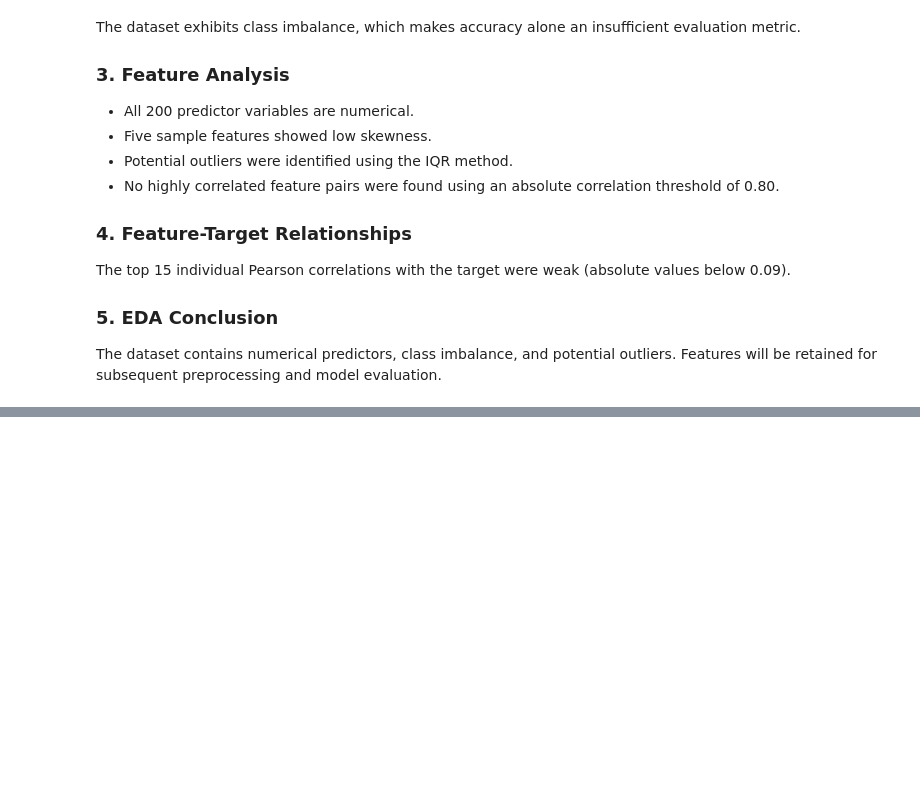
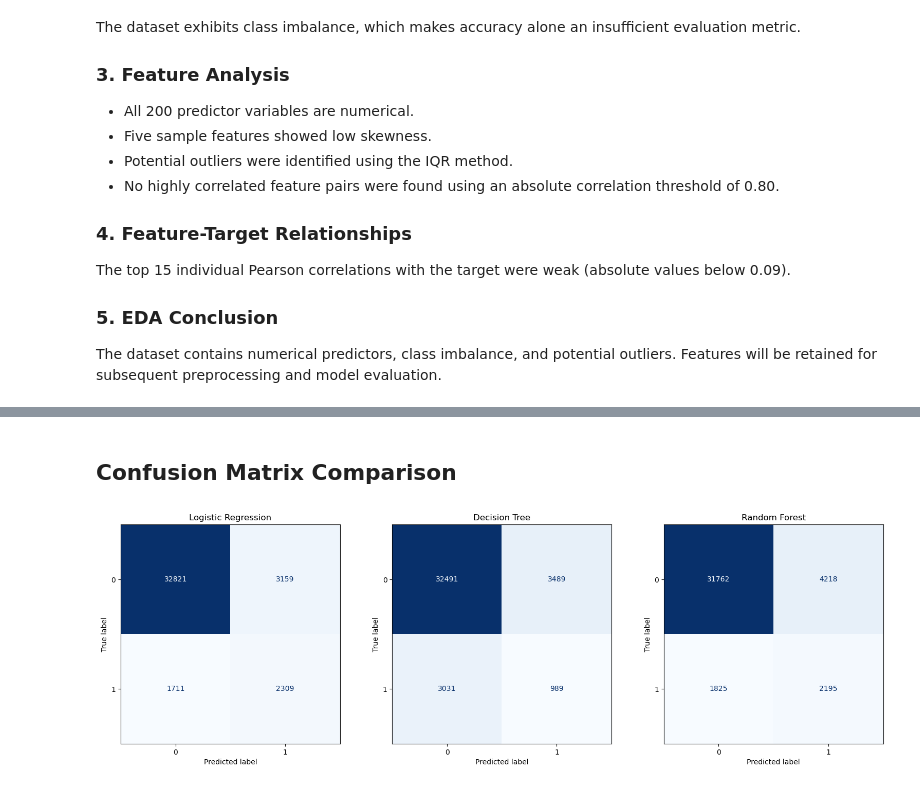
Before and after one commit to chiranjeevi-chapparad/customer-transaction-prediction, a Jupyter notebook: notebooks/customer_transaction_prediction.ipynb, the cells around one changed output, grey strips where cells are left out. Cells and saved outputs as stored; diff of their text form; code cells hidden in the pictures; blank space fills up the shorter version.

```diff
--- a/notebooks/customer_transaction_prediction.ipynb
+++ b/notebooks/customer_transaction_prediction.ipynb
@@ -421,0 +424,11 @@ model evaluation.
+# %%
+# Separate independent variables and target variable
+
+X = data.drop(columns=["ID_code", "target"])
+y = data["target"]
+
+print("Feature Matrix Shape:", X.shape)
+print("Target Variable Shape:", y.shape)
+
+print("\nTarget Distribution:")
+print(y.value_counts())
@@ -421,0 +1180,36 @@ model evaluation.
+# %% [markdown]
+## Confusion Matrix Comparison
+# %%
+import matplotlib.pyplot as plt
+from sklearn.metrics import ConfusionMatrixDisplay
+
+fig, axes = plt.subplots(1, 3, figsize=(16, 5))
+
+ConfusionMatrixDisplay.from_predictions(
+    y_test, y_test_pred,
+    ax=axes[0],
+    cmap="Blues",
+    colorbar=False
+)
+axes[0].set_title("Logistic Regression")
+
+ConfusionMatrixDisplay.from_predictions(
+    y_test, y_test_pred_dt,
+    ax=axes[1],
+    cmap="Blues",
+    colorbar=False
+)
+axes[1].set_title("Decision Tree")
+
+ConfusionMatrixDisplay.from_predictions(
+    y_test, y_test_pred_rf_tuned,
+    ax=axes[2],
+    cmap="Blues",
+    colorbar=False
+)
+axes[2].set_title("Random Forest")
+
+plt.tight_layout()
+plt.show()
+# %% [output]
+[figure, added]
```
Also changed, not shown: parts of 30 cells of this notebook.
